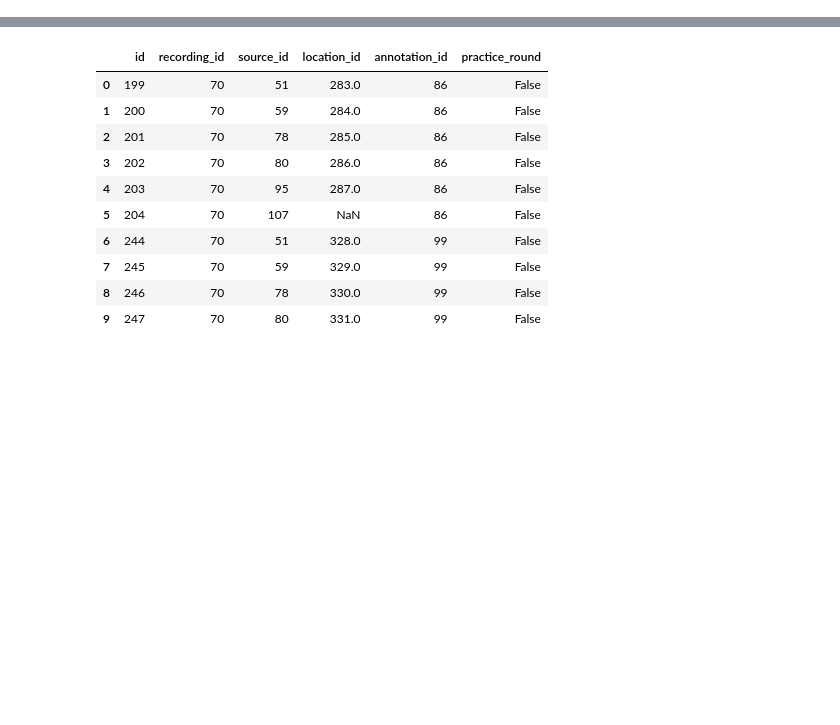
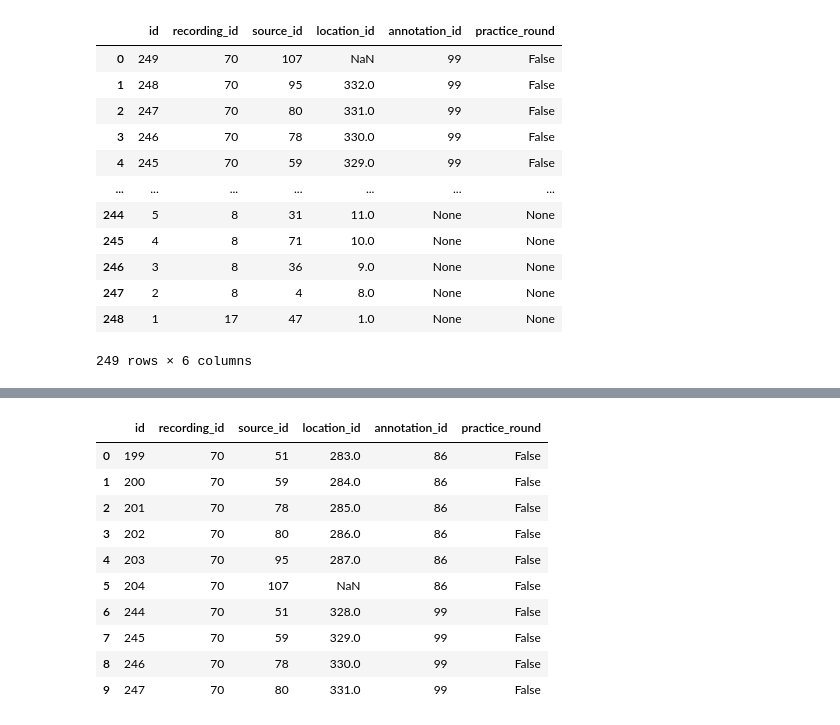
Before and after one commit to ANNIZHENG/Temp-Annotation-Interface, a Jupyter notebook: database/db.ipynb, the cells around one changed output, grey strips where cells are left out. Cells and saved outputs as stored; diff of their text form; code cells hidden in the pictures; blank space fills up the shorter version.

```diff
--- a/database/db.ipynb
+++ b/database/db.ipynb
@@ -5,4 +5,20 @@ from sqlalchemy import *
 db_path = 'postgresql://eqpytyddkgzpje:589827916509690e9baa1abd869d99bd85ac3c9902c361d04c1e560c2befd624@ec2-52-54-38-229.compute-1.amazonaws.com:5432/dap64di8scvd9n'
 
 eng = create_engine(db_path)
+# %%
+pd.read_sql('''select * from "Confirmation" order by id desc''',eng)
+# %% [output]
+|  | id | recording_id | source_id | location_id | annotation_id | practice_round |
+| 0 | 249 | 70 | 107 | NaN | 99 | False |
+| 1 | 248 | 70 | 95 | 332.0 | 99 | False |
+| 2 | 247 | 70 | 80 | 331.0 | 99 | False |
+| 3 | 246 | 70 | 78 | 330.0 | 99 | False |
+| 4 | 245 | 70 | 59 | 329.0 | 99 | False |
+| ... | ... | ... | ... | ... | ... | ... |
+| 244 | 5 | 8 | 31 | 11.0 | None | None |
+| 245 | 4 | 8 | 71 | 10.0 | None | None |
+| 246 | 3 | 8 | 36 | 9.0 | None | None |
+| 247 | 2 | 8 | 4 | 8.0 | None | None |
+| 248 | 1 | 17 | 47 | 1.0 | None | None |
+249 rows × 6 columns
 # %%
```
Also changed, not shown: parts of 7 cells of this notebook, 4 other files.
